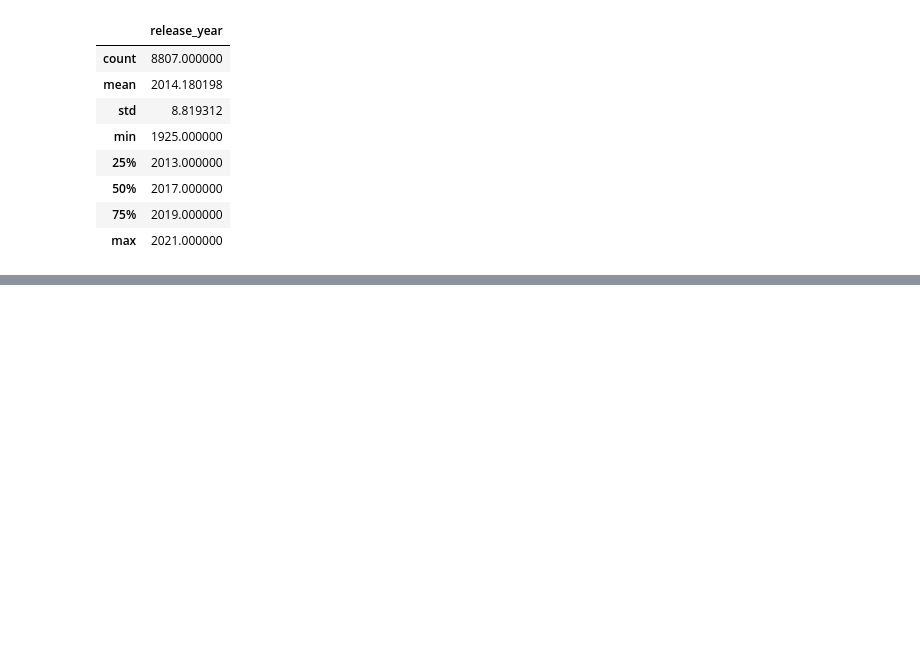
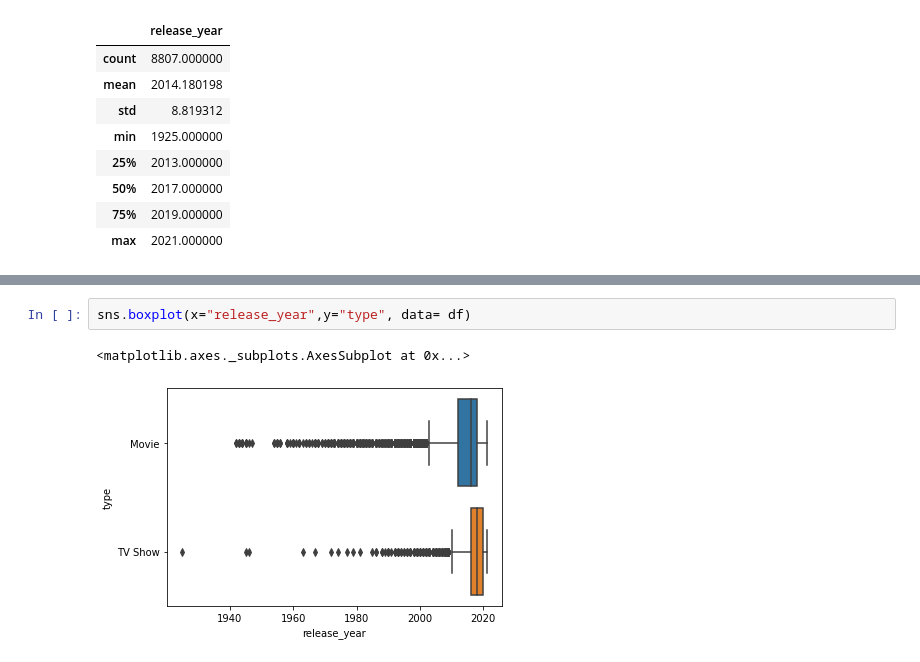
Before and after one commit to Maxoouuu/H3Python, a Jupyter notebook: Projet_Python.ipynb, the cells around one changed output, grey strips where cells are left out. Saved outputs shown, nothing was run; the diff lists cells and outputs as text; blank space fills up the shorter version.

```diff
--- a/Projet_Python.ipynb
+++ b/Projet_Python.ipynb
@@ -65,0 +88,5 @@ KeyboardInterrupt: ignored
+# %%
+sns.boxplot(x="release_year",y="type", data= df)
+# %% [output]
+<matplotlib.axes._subplots.AxesSubplot at 0x...>
+[figure, added]
```
Also changed, not shown: parts of 2 cells of this notebook.
